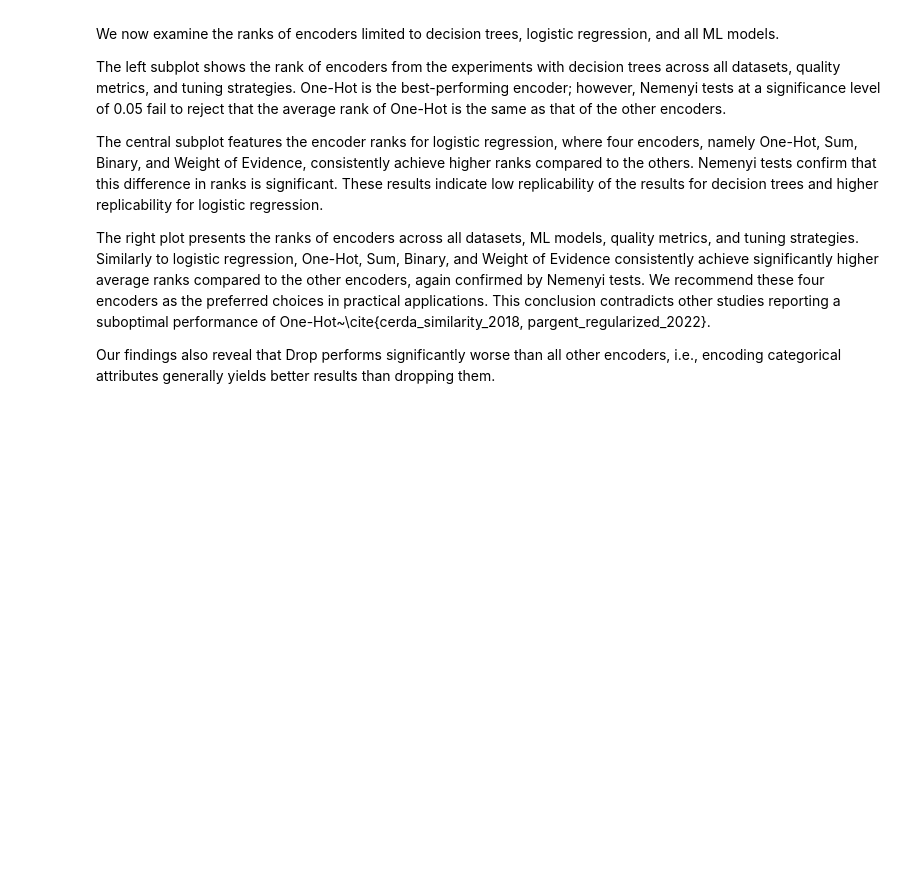
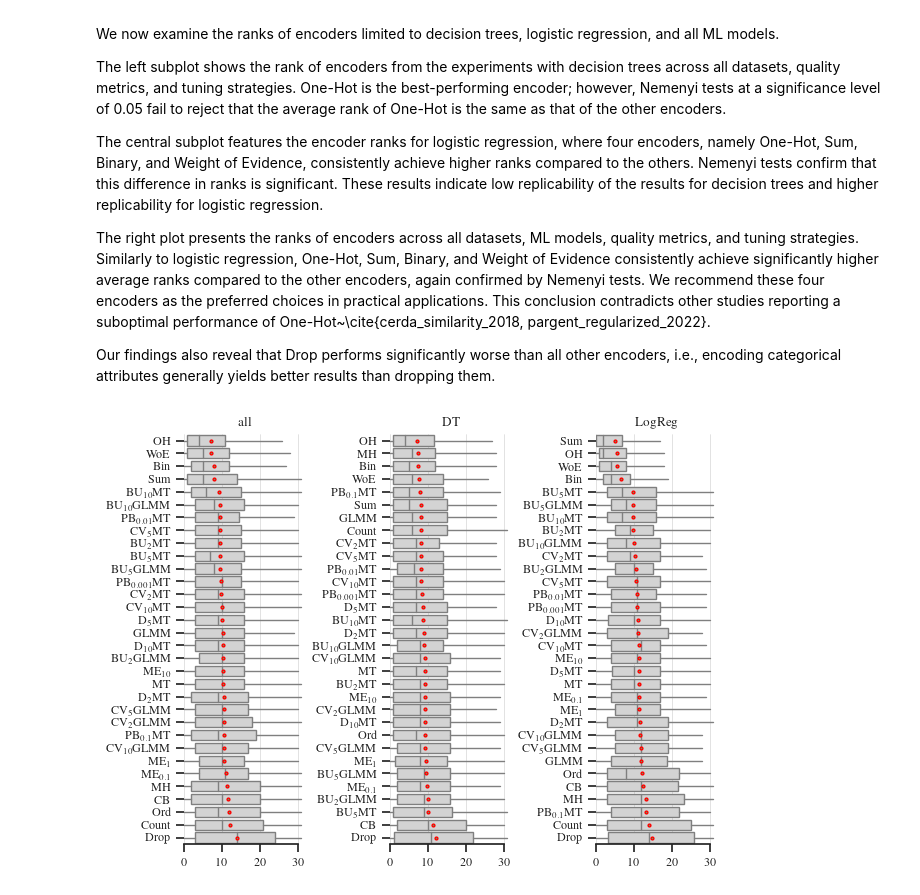
Before and after one commit to DrCohomology/EncoderBenchmarking, a Jupyter notebook: src/result_analysis.ipynb, the cells around one changed output. Saved outputs shown, nothing was run; the diff lists cells and outputs as text; code cells hidden in the pictures; blank space fills up the shorter version.

```diff
--- a/src/result_analysis.ipynb
+++ b/src/result_analysis.ipynb
@@ -341,0 +179,13 @@ plt.tight_layout(w_pad=0.5)
+# %%
+rf = u.load_rf()
+models = [None, "DTC", "LR"]
+
+fig, axes = plt.subplots(1, len(models))
+for ax, model in zip(axes.flatten(), models):
+    u.boxplot_encoder_ranks(rf, ax, model)
+    ax.set_title(u.FACTOR_LATEX["model"][model])
+sns.despine(left=True, trim=True)
+plt.tight_layout(w_pad=0.5)
+plt.show()
+# %% [output]
+[figure, added]
```
Also changed, not shown: parts of 20 cells of this notebook, 17 other files.
